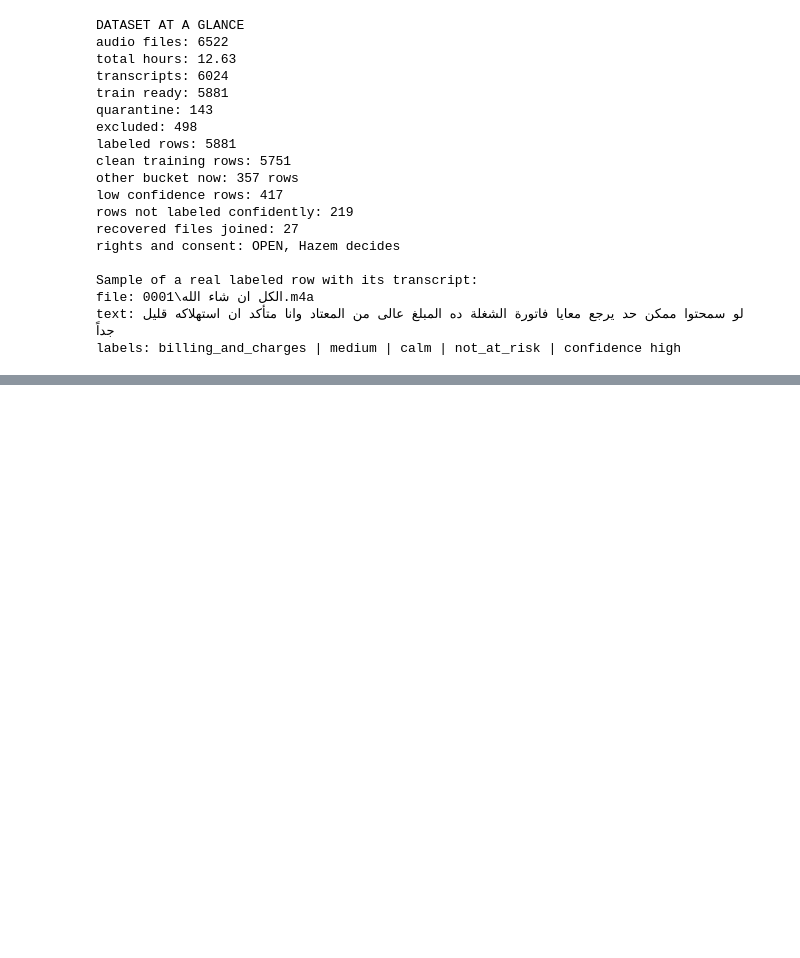
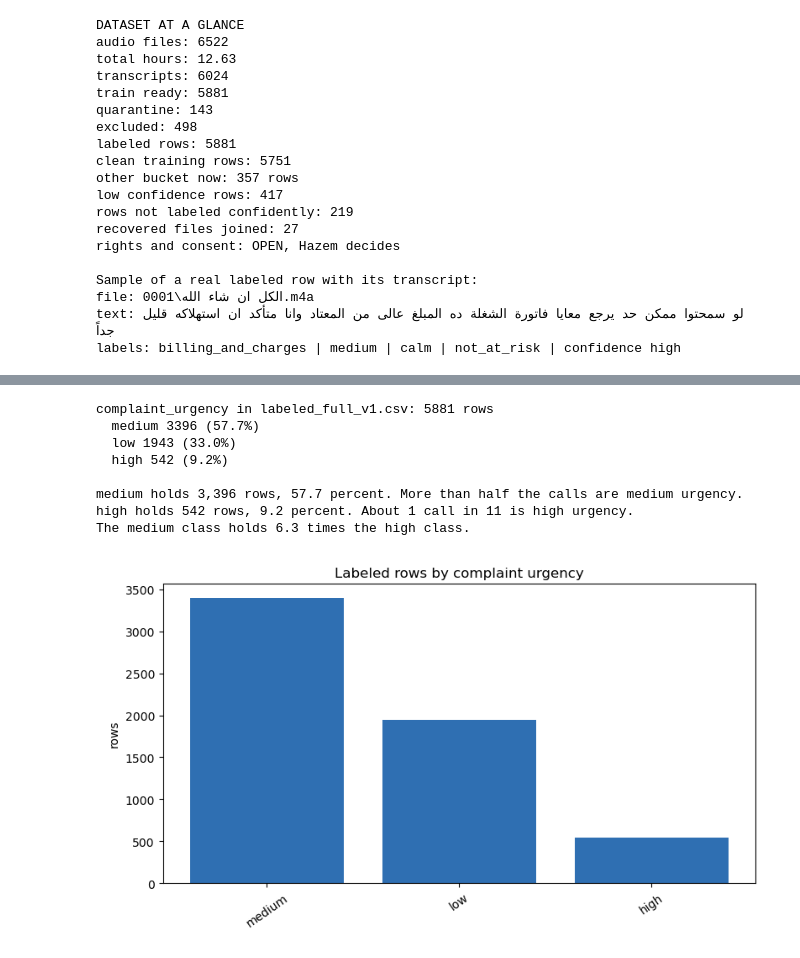
Before and after one commit to hazemelerefey/smart-voicemail-router, a Jupyter notebook: notebooks/data-analysis/data_analysis.ipynb, the cells around one changed output, grey strips where cells are left out. Drawn from its saved outputs; the diff is of its cells as text; code cells hidden in the pictures; blank space fills up the shorter version.

```diff
--- a/notebooks/data-analysis/data_analysis.ipynb
+++ b/notebooks/data-analysis/data_analysis.ipynb
@@ -580,0 +590,22 @@ labels: billing_and_charges | medium | calm | not_at_risk | confidence high
+# %%
+# Files the class blocks below read: the model output, the clean training set, and the audit task list
+mod = pd.read_csv(PREPARED / "labeled_by_model_v1.csv", encoding="utf-8-sig")
+ct = clean_train
+tasks = json.loads((WS / "audit_tasks.json").read_text(encoding="utf-8"))
+print("model output rows:", len(mod), "| clean training rows:", len(ct), "| audit rows:", len(tasks))
+print()
+
+# Complaint category in the final labeled set: 5,881 rows, 9 values
+cat_counts = lab["complaint_category"].value_counts()
+total = len(lab)
+print("complaint_category in labeled_full_v1.csv:", total, "rows")
+for k, v in cat_counts.items():
+    print(" ", k, v, "(" + str(round(100 * v / total, 1)) + "%)")
+print()
+print("Largest class:", cat_counts.index[0], cat_counts.iloc[0], "rows.")
+print("Smallest class:", cat_counts.index[-1], cat_counts.iloc[-1], "rows.")
+print("The largest class holds", round(cat_counts.iloc[0] / cat_counts.iloc[-1], 1), "times the smallest class.")
+print("other holds 796 rows, 13.5 percent. It is the second largest class, and it is a bucket, not a topic.")
+print("cancellation_request holds 212 rows, 3.6 percent. It is the only class under 400 rows.")
+items = sorted(cat_counts.items(), key=lambda kv: -kv[1])
+bar([v for _, v in items][::-1], [k for k, _ in items][::-1], "Labeled rows by complaint category", "rows", "class_category.png", horizontal=True)
@@ -580,0 +632,23 @@ labels: billing_and_charges | medium | calm | not_at_risk | confidence high
+# %%
+# Complaint urgency in the final labeled set: 3 values
+urg_counts = lab["complaint_urgency"].value_counts()
+total = len(lab)
+print("complaint_urgency in labeled_full_v1.csv:", total, "rows")
+for k, v in urg_counts.items():
+    print(" ", k, v, "(" + str(round(100 * v / total, 1)) + "%)")
+print()
+print("medium holds 3,396 rows, 57.7 percent. More than half the calls are medium urgency.")
+print("high holds 542 rows, 9.2 percent. About 1 call in 11 is high urgency.")
+print("The medium class holds", round(urg_counts["medium"] / urg_counts["high"], 1), "times the high class.")
+items = sorted(urg_counts.items(), key=lambda kv: -kv[1])
+bar([v for _, v in items], [k for k, _ in items], "Labeled rows by complaint urgency", "rows", "class_urgency.png")
+# %% [output]
+complaint_urgency in labeled_full_v1.csv: 5881 rows
+  medium 3396 (57.7%)
+  low 1943 (33.0%)
+  high 542 (9.2%)
+
+medium holds 3,396 rows, 57.7 percent. More than half the calls are medium urgency.
+high holds 542 rows, 9.2 percent. About 1 call in 11 is high urgency.
+The medium class holds 6.3 times the high class.
+[figure, added]
```
Also changed, not shown: parts of 13 cells of this notebook, 15 other files.
